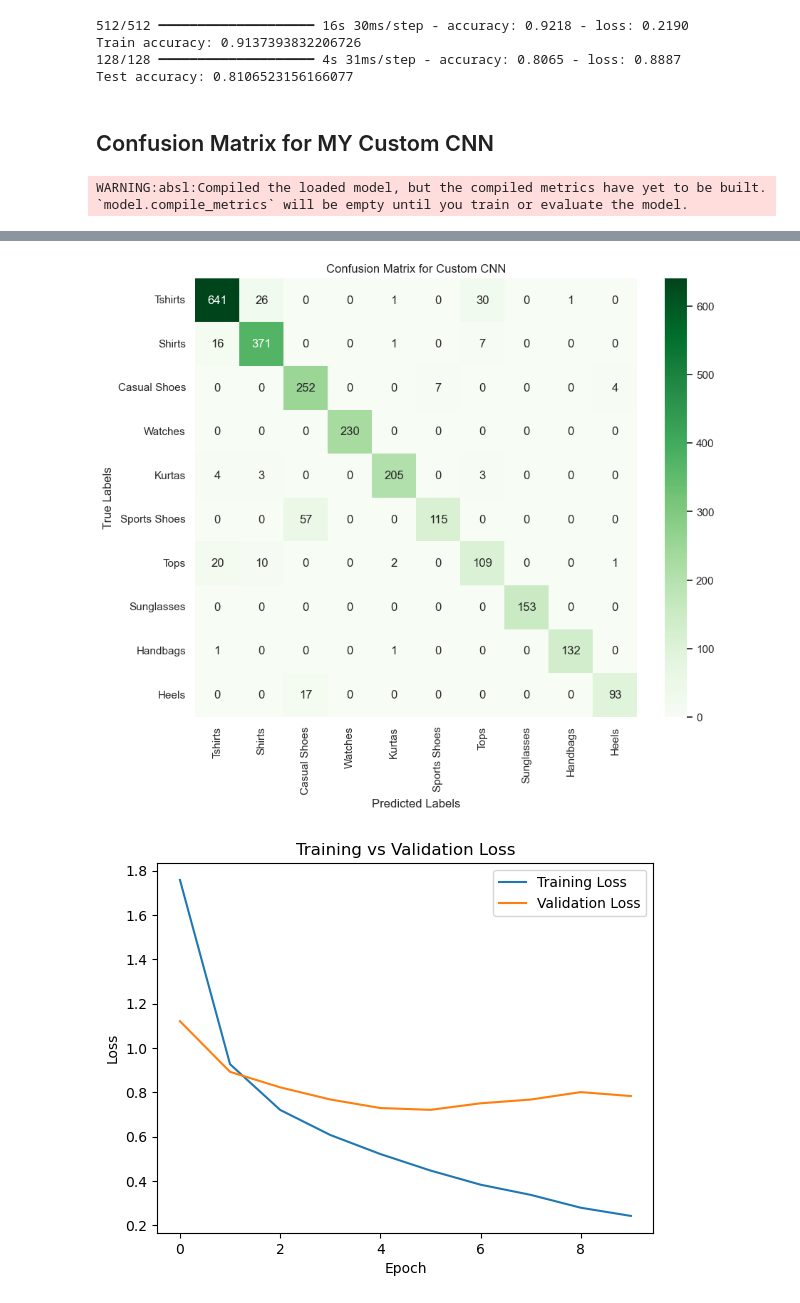
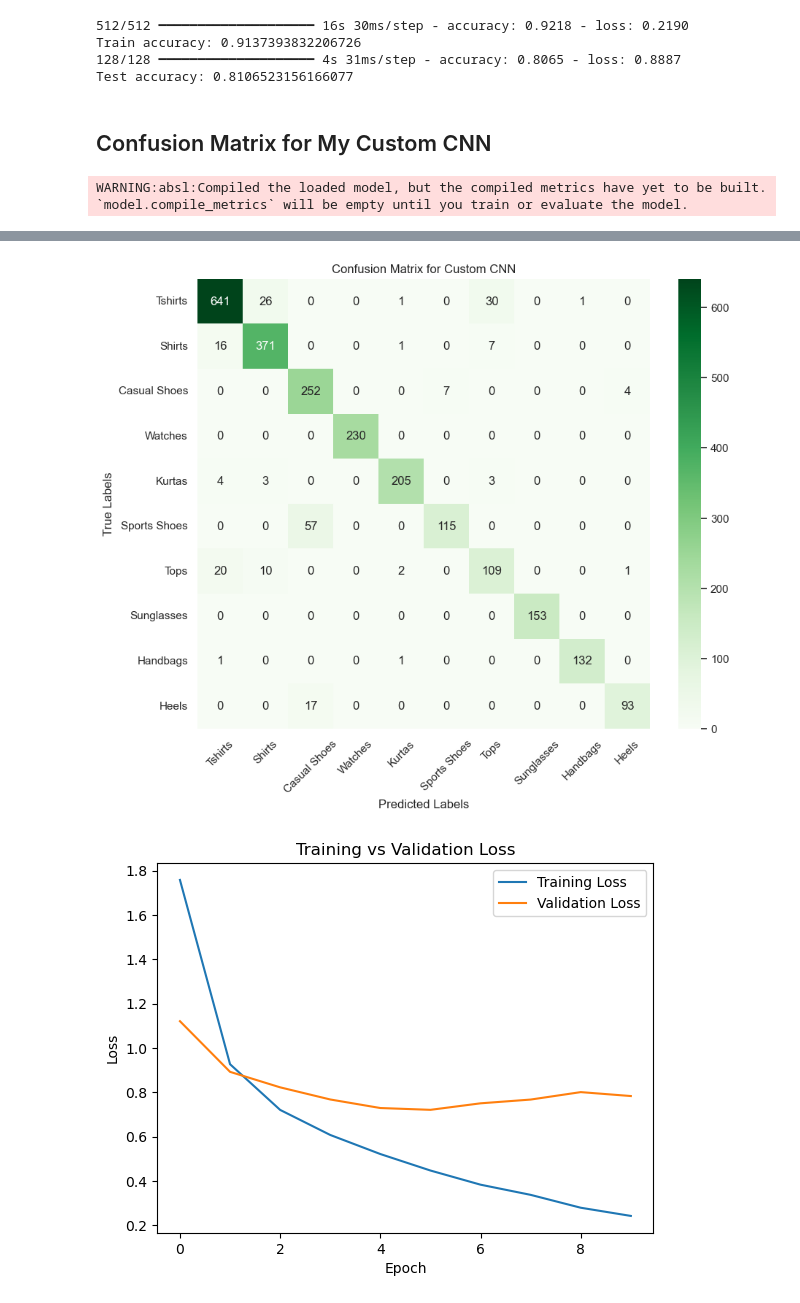
Before and after one commit to lorigreensmith06/AIML_Capstone, a Jupyter notebook: capstone_image_search.ipynb, the cells around one changed output, grey strips where cells are left out. Cells and saved outputs as stored; diff of their text form; code cells hidden in the pictures.

```diff
--- a/capstone_image_search.ipynb
+++ b/capstone_image_search.ipynb
@@ -503,12 +552,17 @@ Train accuracy: 0.9137393832206726
 128/128 ━━━━━━━━━━━━━━━━━━━━ 4s 31ms/step - accuracy: 0.8065 - loss: 0.8887
 Test accuracy: 0.8106523156166077
 # %% [markdown]
-## Confusion Matrix for MY Custom CNN
+## Confusion Matrix for My Custom CNN
 # %%
 import matplotlib.pyplot as plt
 import seaborn as sns
 
 from sklearn.metrics import confusion_matrix, ConfusionMatrixDisplay
+# Load SVM model
+pca = joblib.load("models/pca_transformer.joblib")
+svm = joblib.load("models/svm_model.joblib")
+
+# Load custom CNN model
 cnn_model = load_model("models/my_cnn_model.h5")
 # Get predicted probabilities
 y_pred_probs = cnn_model.predict(X_test)
@@ -552,6 +606,7 @@ sns.heatmap(cm_df, annot=True, fmt='d', cmap='Greens')
 plt.title('Confusion Matrix for Custom CNN')
 plt.xlabel('Predicted Labels')
 plt.ylabel('True Labels')
+plt.xticks(rotation=45)
 plt.savefig("confusion_matrix_cnn.png", bbox_inches='tight')  # ← save the image
 plt.show()
 # %% [output]
@@ -560,5 +615,5 @@ WARNING:absl:Compiled the loaded model, but the compiled metrics have yet to be
 ['Tshirts', 'Shirts', 'Casual Shoes', 'Watches', 'Kurtas', 'Sports Shoes', 'Tops', 'Sunglasses', 'Handbags', 'Heels']
-[figure, old version]
+[figure, new version]
 # %%
 import matplotlib.pyplot as plt
 
```
Also changed, not shown: parts of 15 cells of this notebook, 3 other files.
